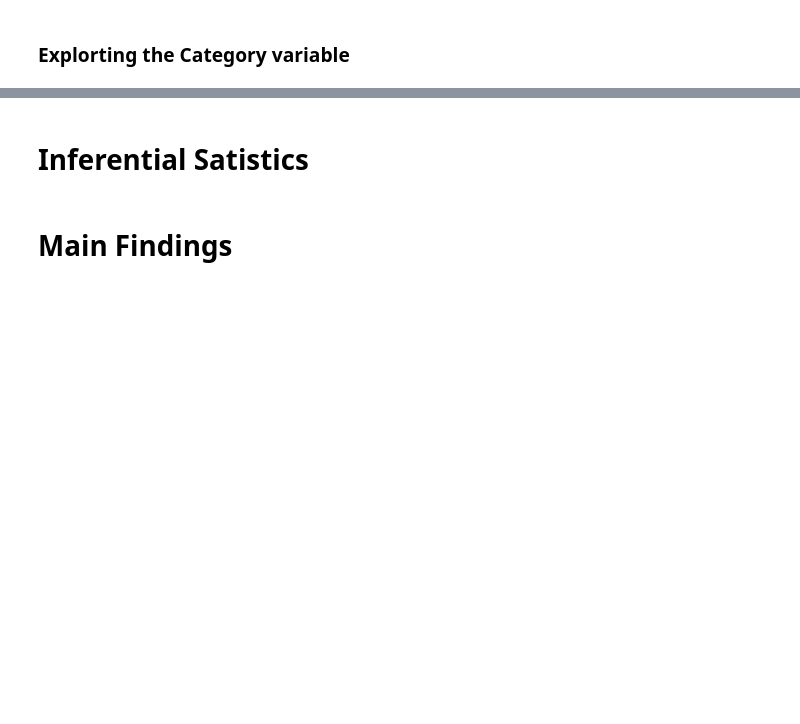
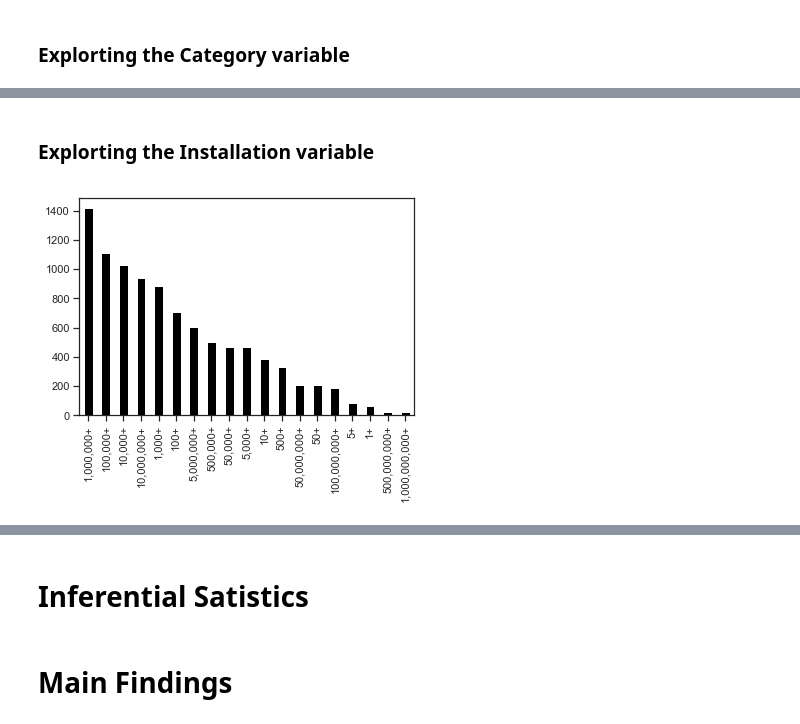
Before and after one commit to igorstojanovic91/google-play-store, a Jupyter notebook: Google Play Store Aanalysis.ipynb, the cells around one changed output, grey strips where cells are left out. Saved outputs shown, nothing was run; the diff lists cells and outputs as text; code cells hidden in the pictures; blank space fills up the shorter version.

```diff
--- a/Google Play Store Aanalysis.ipynb
+++ b/Google Play Store Aanalysis.ipynb
@@ -771,0 +783,6 @@ df.head(1)
+# %% [markdown]
+### Explorting the Installation variable
+# %%
+df.installs.value_counts().plot(kind='bar', color = 'black');
+# %% [output]
+[figure, added]
```
Also changed, not shown: parts of 19 cells of this notebook.
